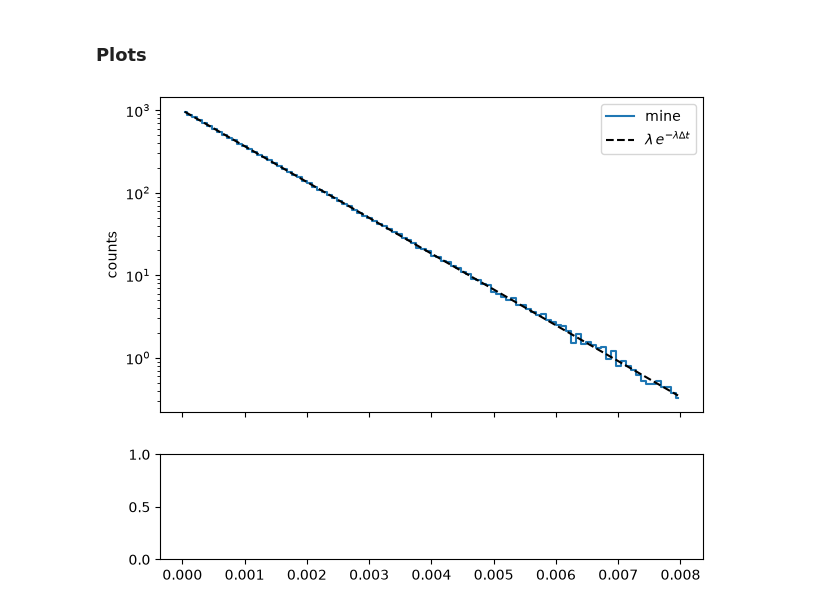
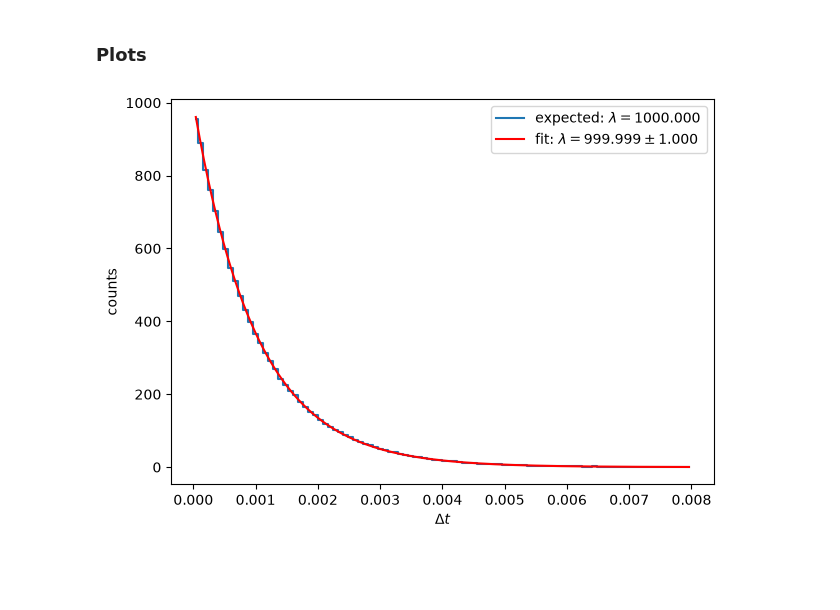
Before and after one commit to EmmaGiussani/stat2026_GSSI, a Jupyter notebook: exercises/01_distributions/ex02_exponential.ipynb, the cells around one changed output. Drawn from its saved outputs; the diff is of its cells as text; code cells hidden in the pictures; blank space fills up the shorter version.

```diff
--- a/exercises/01_distributions/ex02_exponential.ipynb
+++ b/exercises/01_distributions/ex02_exponential.ipynb
@@ -27,8 +25,8 @@ def uniform(a, b, size, rng):
     """Uniform in [a, b): rescale a uniform in [0, 1)."""
     return a + (b - a) * rng.random(size)
 
-def exp_pdf(t, A, lam):
-    return A * np.exp(-lam * t)
+def exp_pdf(t, lam):
+    return lam * np.exp(-lam * t)
 # %% [markdown]
 ### Plots
 # %%
@@ -36,13 +34,13 @@ def exp_pdf(t, A, lam):
 N, T = 10**6, 1e3
 rng = np.random.default_rng(12345)       # fixed seed, reproducible
 # %%
-# Samples my uniform
-t_mine = uniform(0, T, N, rng)
+# Generate uniform random numbers
+t = uniform(0, T, N, rng)
 
 # Sort and take the differences
-dt_mine = np.diff(np.sort(t_mine))
+dt = np.diff(np.sort(t))
 
-# Histograms with the same bins
+# Histogram
 bins = np.linspace(0, 8e-3, 101)
 x = 0.5 * (bins[1:] + bins[:-1])
-c_mine, _ = np.histogram(dt_mine, bins=bins, density="true")
+c, _ = np.histogram(dt, bins=bins, density="true")
@@ -52,11 +47,28 @@ expected = lam * np.exp(-lam * x)   # expected counts per bin
+# %%
+# What I expect from the theory
+lam_exp = N / T
+
+#Fit
+cost = UnbinnedNLL(dt, exp_pdf)
+m = Minuit(cost, lam=lam_exp)        # starting value
+m.limits["lam"] = (0, None)      # lambda must be positive
+m.migrad()                       # minimization
+m.hesse()                        # errors
+
+# What I got from the fit
+lam_fit, lam_err = m.values["lam"], m.errors["lam"]
 # %%
-fig, (ax, axr) = plt.subplots(2, 1, figsize=(7, 6), sharex=True,
-                              gridspec_kw={"height_ratios": [3, 1]})
-ax.step(x, c_mine, where="mid", label="mine")
-ax.plot(x, expected, "k--", label=r"$\lambda\,e^{-\lambda \Delta t}$")
-ax.set_yscale("log")
+x_fine = np.linspace(x.min(), x.max(), 500)    # fine grid for plotting
+fit_curve = exp_pdf(x_fine, lam_fit)
+
+fig, ax = plt.subplots(figsize=(7, 5))
+
+ax.step(x, c, where="mid", label=rf"expected: $\lambda = {lam_exp:.3f}$")
+ax.plot(x_fine, fit_curve, "r-", label=rf"fit: $\lambda = {lam_fit:.3f} \pm {lam_err:.3f}$")
+ax.set_xlabel(r"$\Delta t$")
 ax.set_ylabel("counts")
 ax.legend()
+
 plt.show()
 # %% [output]
-[figure, old version]
+[figure, new version]
```
Also changed, not shown: parts of 2 cells of this notebook.
